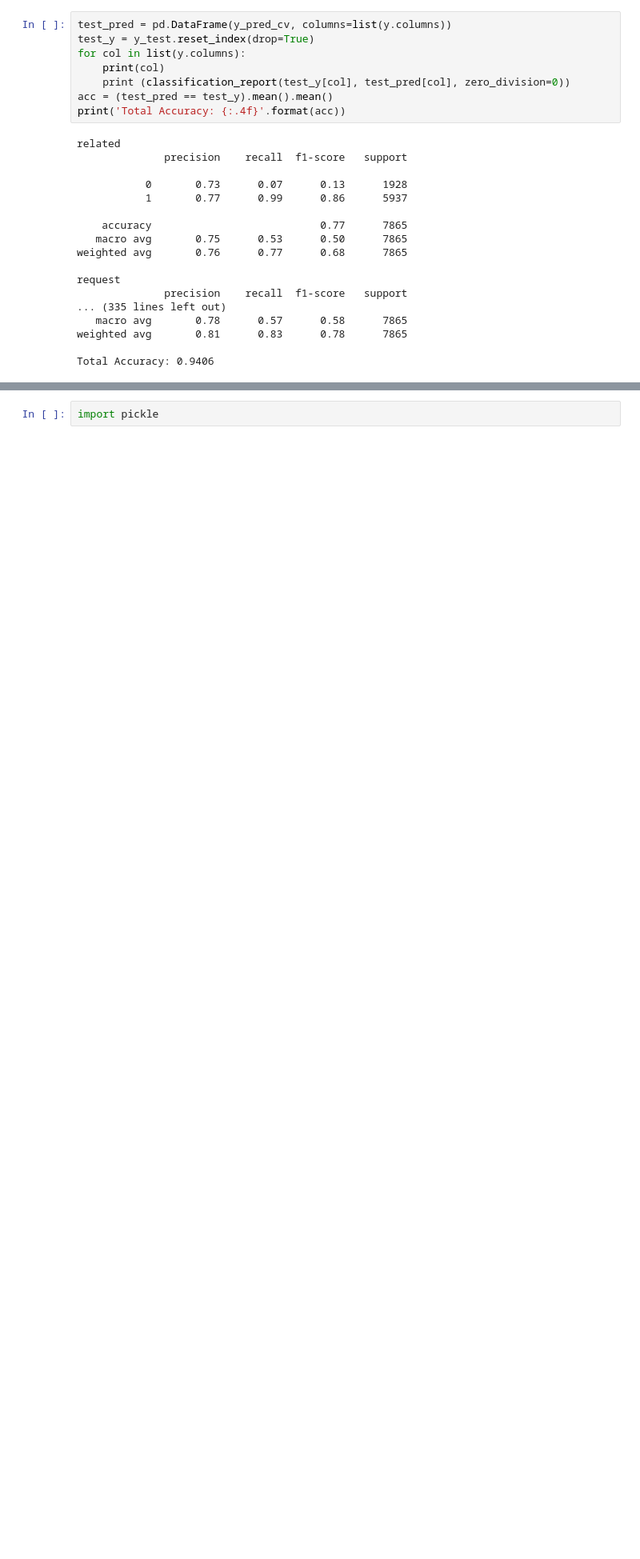
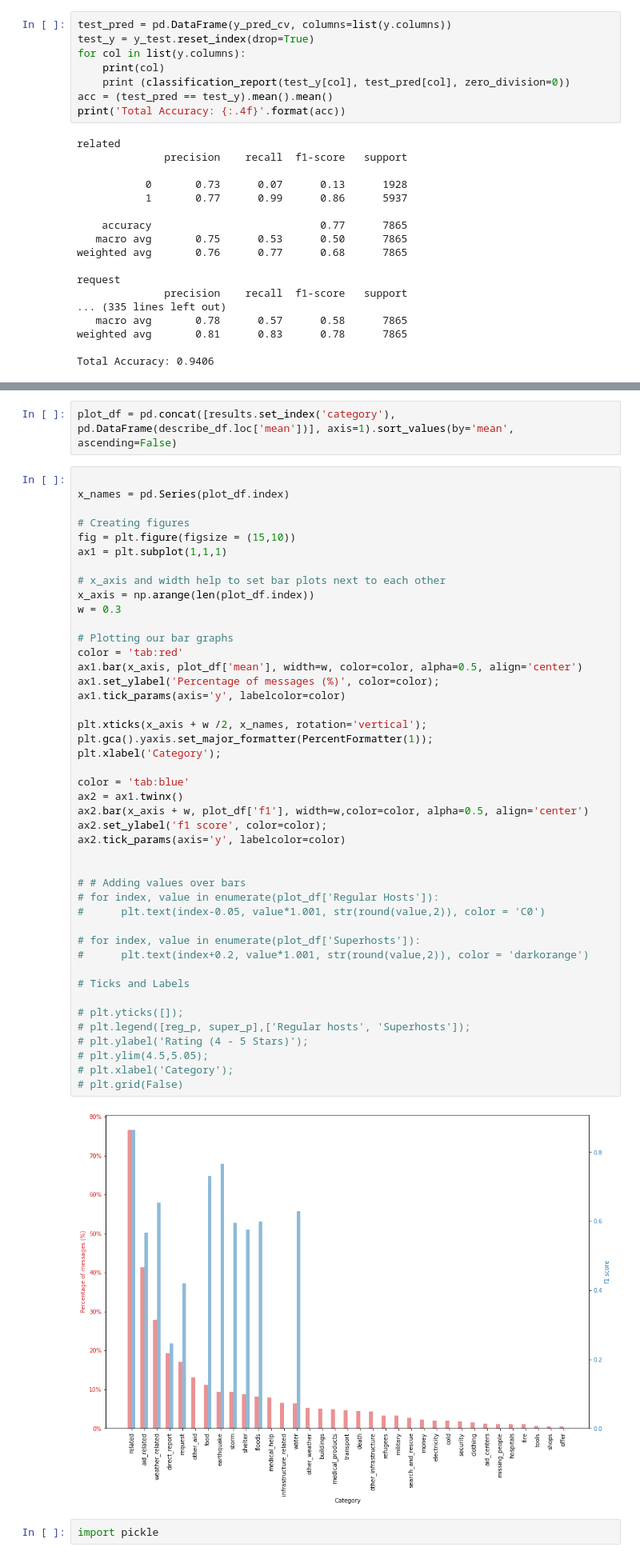
Before and after one commit to ttheoto/Project_Disaster_Response, a Jupyter notebook: ML Pipeline Preparation.ipynb, the cells around one changed output, grey strips where cells are left out. Shown: that part at 80% size. Saved outputs shown, nothing was run; the diff lists cells and outputs as text; blank space fills up the shorter version.

```diff
--- a/ML Pipeline Preparation.ipynb
+++ b/ML Pipeline Preparation.ipynb
@@ -197,3 +229,51 @@ Total Accuracy: 0.9406
+# %%
+plot_df = pd.concat([results.set_index('category'), pd.DataFrame(describe_df.loc['mean'])], axis=1).sort_values(by='mean', ascending=False)
+# %%
+
+x_names = pd.Series(plot_df.index)
+
+# Creating figures
+fig = plt.figure(figsize = (15,10))
+ax1 = plt.subplot(1,1,1)
+
+# x_axis and width help to set bar plots next to each other
+x_axis = np.arange(len(plot_df.index))
+w = 0.3
+
+# Plotting our bar graphs
+color = 'tab:red'
+ax1.bar(x_axis, plot_df['mean'], width=w, color=color, alpha=0.5, align='center')
+ax1.set_ylabel('Percentage of messages (%)', color=color);
+ax1.tick_params(axis='y', labelcolor=color)
+
+plt.xticks(x_axis + w /2, x_names, rotation='vertical');
+plt.gca().yaxis.set_major_formatter(PercentFormatter(1));
+plt.xlabel('Category');
+
+color = 'tab:blue'
+ax2 = ax1.twinx()
+ax2.bar(x_axis + w, plot_df['f1'], width=w,color=color, alpha=0.5, align='center')
+ax2.set_ylabel('f1 score', color=color);
+ax2.tick_params(axis='y', labelcolor=color)
+
+
+# # Adding values over bars
+# for index, value in enumerate(plot_df['Regular Hosts']):
+#      plt.text(index-0.05, value*1.001, str(round(value,2)), color = 'C0')
+
+# for index, value in enumerate(plot_df['Superhosts']):
+#      plt.text(index+0.2, value*1.001, str(round(value,2)), color = 'darkorange')
+
+# Ticks and Labels
+
+# plt.yticks([]);
+# plt.legend([reg_p, super_p],['Regular hosts', 'Superhosts']);
+# plt.ylabel('Rating (4 - 5 Stars)');
+# plt.ylim(4.5,5.05);
+# plt.xlabel('Category');
+# plt.grid(False)
+# %% [output]
+[figure, added]
 # %%
 import pickle
 # %%
```
Also changed, not shown: parts of 6 cells of this notebook, 1 other file.
